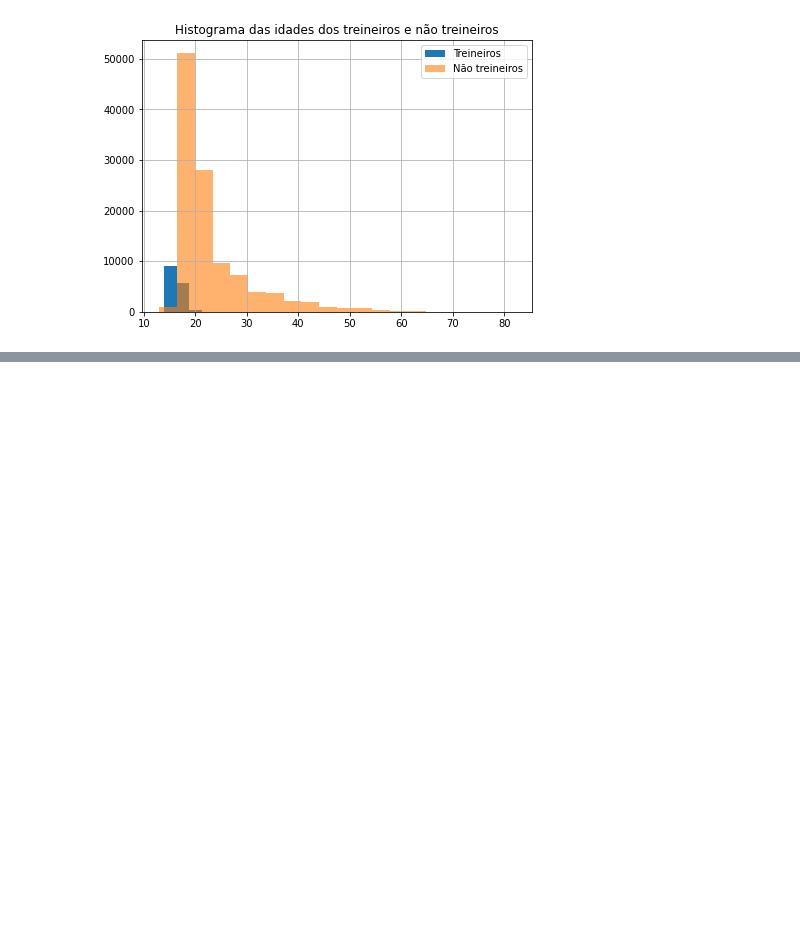
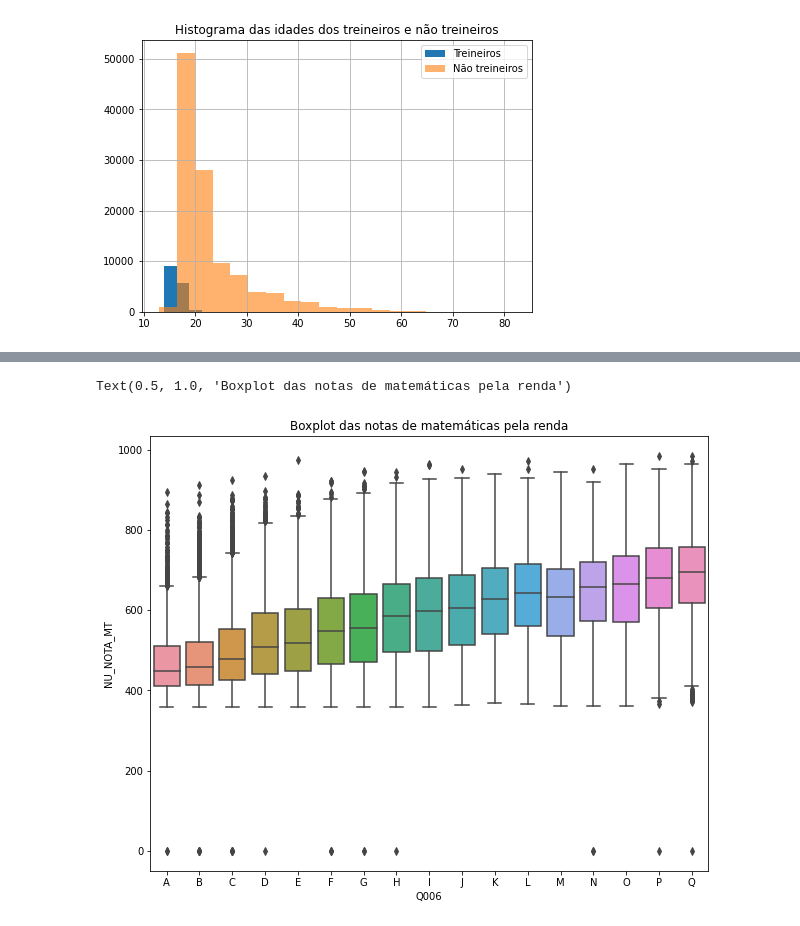
Before and after one commit to KaduMelo/imersao-dados, a Jupyter notebook: Aula1.ipynb, the cells around one changed output, grey strips where cells are left out. Cells and saved outputs as stored; diff of their text form; code cells hidden in the pictures; blank space fills up the shorter version.

```diff
--- a/Aula1.ipynb
+++ b/Aula1.ipynb
@@ -206,0 +302,13 @@ dados[provas].boxplot(grid = True, figsize=(10,8))
+# %%
+import seaborn as sns
+import matplotlib.pyplot as plt
+
+renda_ordenada = dados['Q006'].unique()
+renda_ordenada.sort()
+
+plt.figure(figsize=(10,8))
+sns.boxplot(x="Q006", y = "NU_NOTA_MT", data = dados, order = renda_ordenada)
+plt.title("Boxplot das notas de matemáticas pela renda")
+# %% [output]
+Text(0.5, 1.0, 'Boxplot das notas de matemáticas pela renda')
+[figure, added]
```
Also changed, not shown: parts of 28 cells of this notebook.
